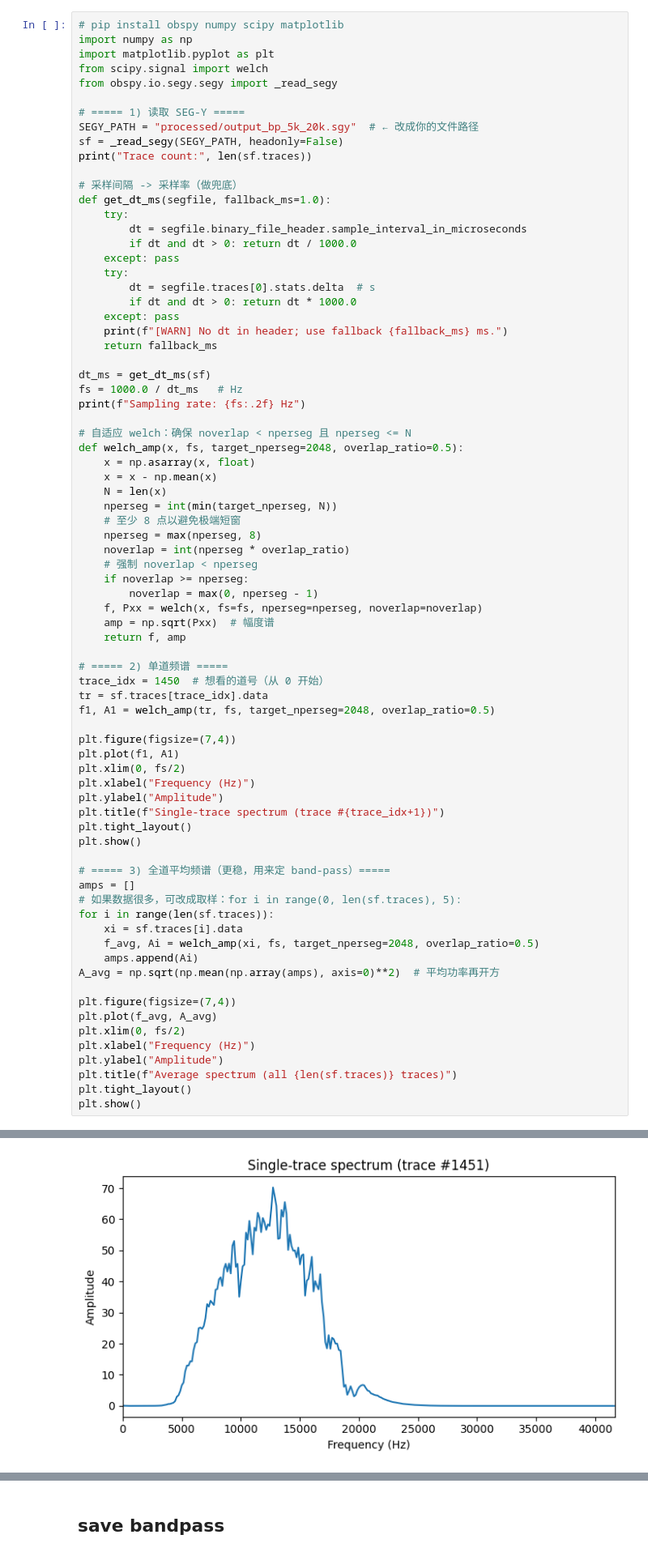
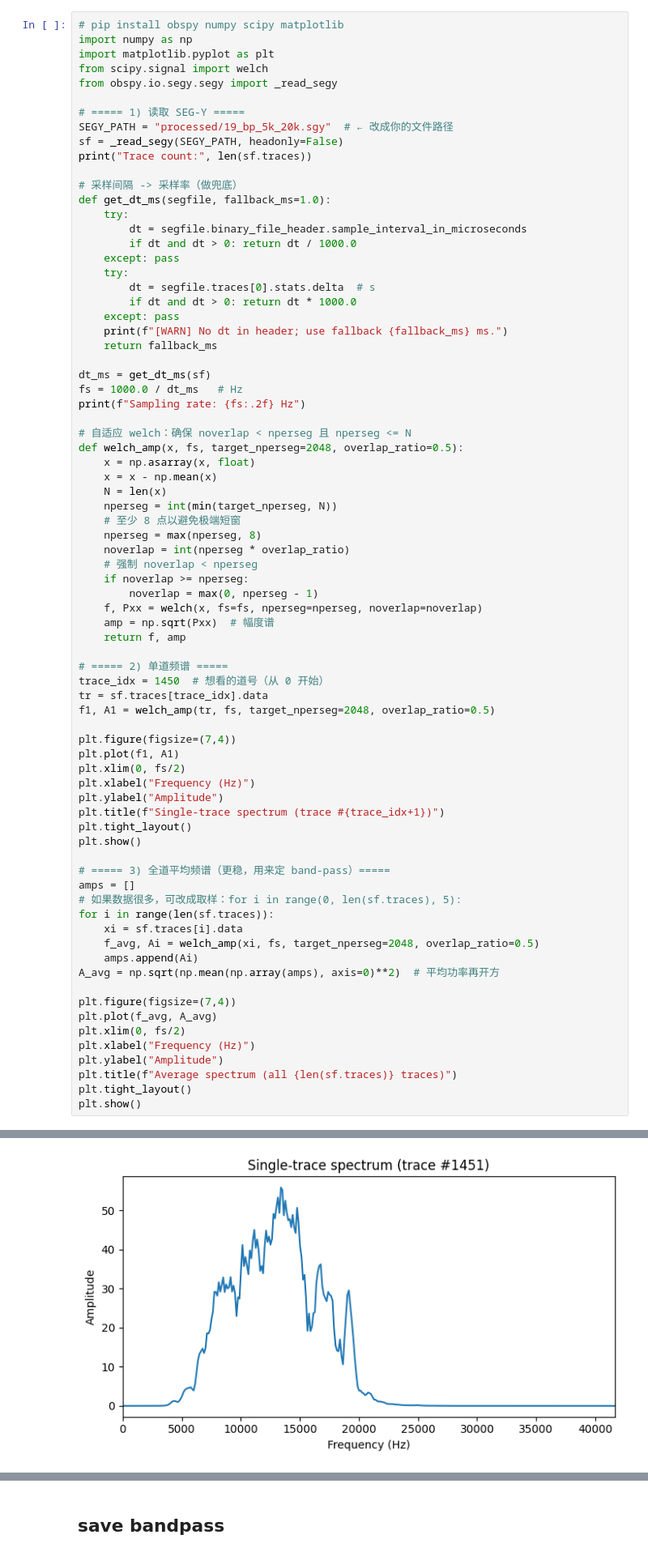
Before and after one commit to zhn66776/InXSBP1, a Jupyter notebook: data_processing.ipynb, the cells around one changed output, grey strips where cells are left out. Shown at 81% size. Cells and saved outputs as stored; diff of their text form.

```diff
--- a/data_processing.ipynb
+++ b/data_processing.ipynb
@@ -26,7 +26,7 @@ from scipy.signal import welch
 from obspy.io.segy.segy import _read_segy
 
 # ===== 1) 读取 SEG-Y =====
-SEGY_PATH = "processed/output_bp_5k_20k.sgy"  # ← 改成你的文件路径
+SEGY_PATH = "processed/19_bp_5k_20k.sgy"  # ← 改成你的文件路径
 sf = _read_segy(SEGY_PATH, headonly=False)
 print("Trace count:", len(sf.traces))
 
@@ -99,2 +99,2 @@ Trace count: 2481
 Sampling rate: 83333.33 Hz
-[figure, old version]
+[figure, new version]
```
Also changed, not shown: parts of 9 cells of this notebook, 1 other file.
